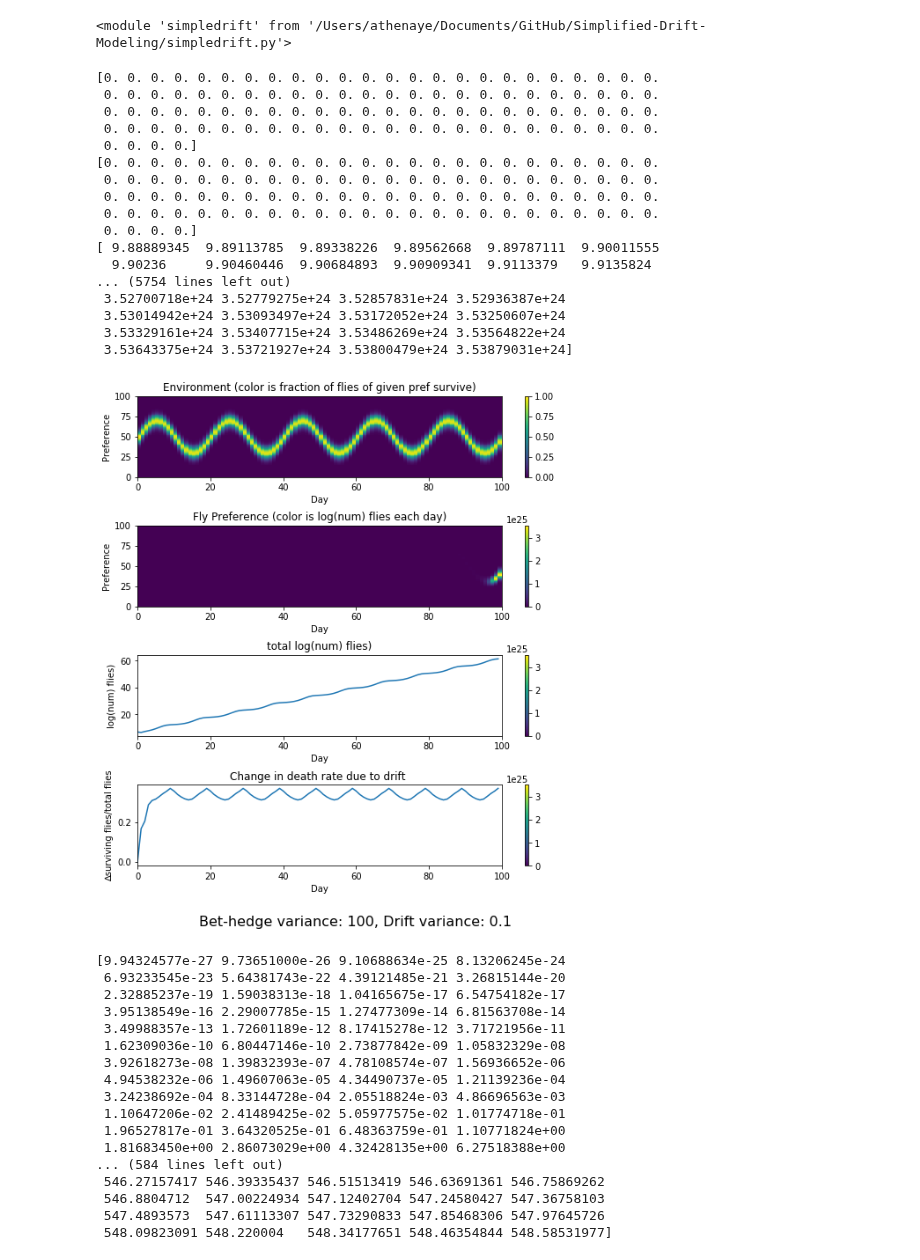
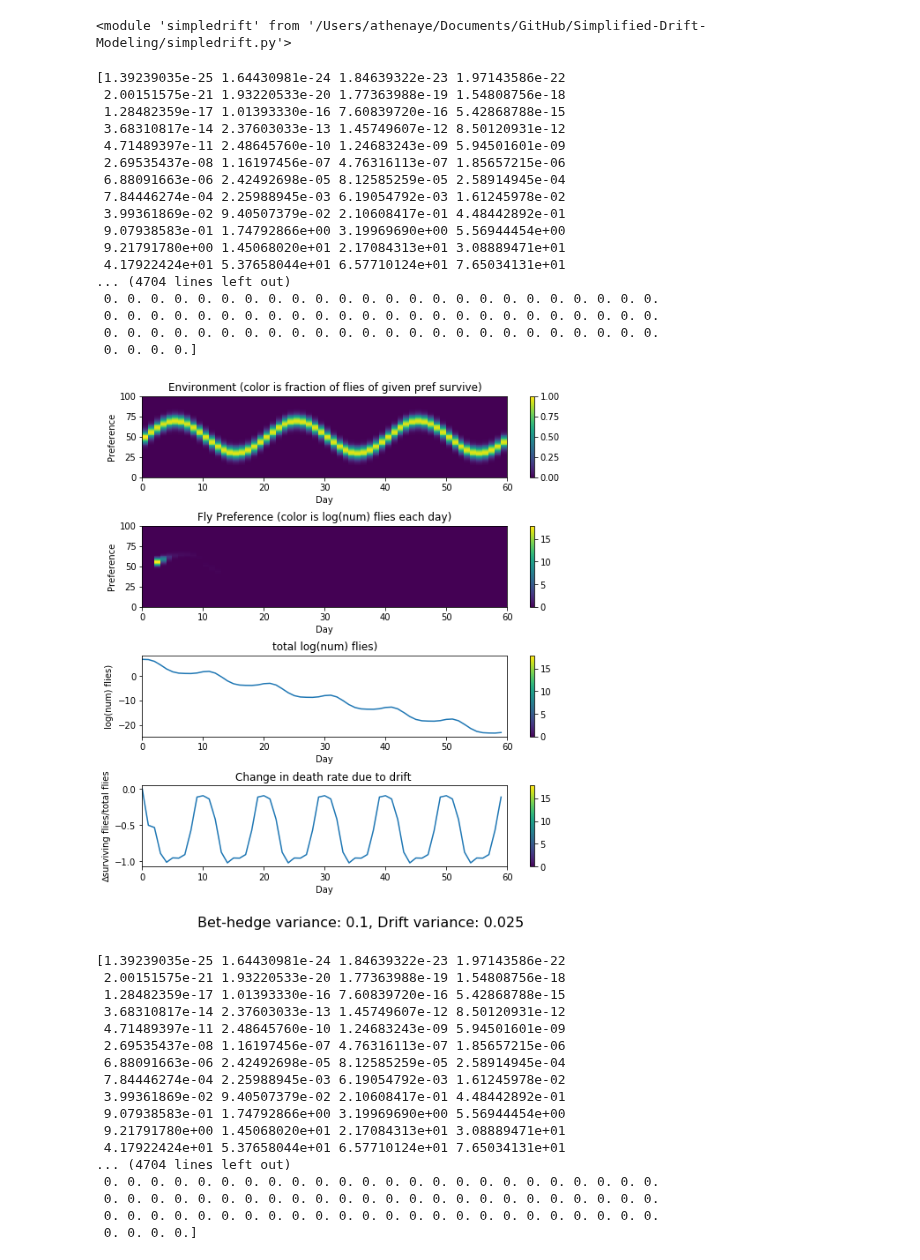
Before and after one commit to ryantmaloney/Simplified-Drift-Modeling, a Jupyter notebook: driftmodeling.ipynb, the cells around one changed output. Saved outputs shown, nothing was run; the diff lists cells and outputs as text; code cells hidden in the pictures.

Commit message:
overwriting bh and drift bug

```diff
--- a/driftmodeling.ipynb
+++ b/driftmodeling.ipynb
@@ -7,58 +7,57 @@ imp.reload(sd)
 # %%
 import simpledrift as sd
 import imp
 imp.reload(sd)
 
 #driftmodeling(flynum, numberofbins, numberofdays, prefmean, prefvariance, envimean, envivariance, driftvariance, gain, per)
 flynum=1000
 numberofbins=100
-numberofdays=100
-prefmean=[100,100]
-prefvariance=[100,100]
+numberofdays=60
+prefmean=[0,0]
+prefvariance=[0.1,0.1]
 envimean=0
 envivariance=.1
-driftvariance=[.1,10]
+driftvariance=[.025,0.2]
 gain=.4
 per=20
 deathrate=1
 birthrate=1
 matureage=0
-bh=0
-drift=0
-sd.driftmodeling(flynum, numberofbins, numberofdays, prefmean, prefvariance, envimean, envivariance, driftvariance, gain, per,deathrate,birthrate,matureage)
+percentbh=0.9
+sd.driftmodeling(flynum, numberofbins, numberofdays, prefmean, prefvariance, envimean, envivariance, driftvariance, gain, per,deathrate,birthrate,matureage, percentbh)
 # %% [output]
-[0. 0. 0. 0. 0. 0. 0. 0. 0. 0. 0. 0. 0. 0. 0. 0. 0. 0. 0. 0. 0. 0. 0. 0.
+[1.39239035e-25 1.64430981e-24 1.84639322e-23 1.97143586e-22
+ 2.00151575e-21 1.93220533e-20 1.77363988e-19 1.54808756e-18
+ 1.28482359e-17 1.01393330e-16 7.60839720e-16 5.42868788e-15
+ 3.68310817e-14 2.37603033e-13 1.45749607e-12 8.50120931e-12
+ 4.71489397e-11 2.48645760e-10 1.24683243e-09 5.94501601e-09
+ 2.69535437e-08 1.16197456e-07 4.76316113e-07 1.85657215e-06
+ 6.88091663e-06 2.42492698e-05 8.12585259e-05 2.58914945e-04
+ 7.84446274e-04 2.25988945e-03 6.19054792e-03 1.61245978e-02
+ 3.99361869e-02 9.40507379e-02 2.10608417e-01 4.48442892e-01
+ 9.07938583e-01 1.74792866e+00 3.19969690e+00 5.56944454e+00
+ 9.21791780e+00 1.45068020e+01 2.17084313e+01 3.08889471e+01
+ 4.17922424e+01 5.37658044e+01 6.57710124e+01 7.65034131e+01
+... (4704 lines left out)
  0. 0. 0. 0. 0. 0. 0. 0. 0. 0. 0. 0. 0. 0. 0. 0. 0. 0. 0. 0. 0. 0. 0. 0.
  0. 0. 0. 0. 0. 0. 0. 0. 0. 0. 0. 0. 0. 0. 0. 0. 0. 0. 0. 0. 0. 0. 0. 0.
  0. 0. 0. 0. 0. 0. 0. 0. 0. 0. 0. 0. 0. 0. 0. 0. 0. 0. 0. 0. 0. 0. 0. 0.
  0. 0. 0. 0.]
-[0. 0. 0. 0. 0. 0. 0. 0. 0. 0. 0. 0. 0. 0. 0. 0. 0. 0. 0. 0. 0. 0. 0. 0.
- 0. 0. 0. 0. 0. 0. 0. 0. 0. 0. 0. 0. 0. 0. 0. 0. 0. 0. 0. 0. 0. 0. 0. 0.
- 0. 0. 0. 0. 0. 0. 0. 0. 0. 0. 0. 0. 0. 0. 0. 0. 0. 0. 0. 0. 0. 0. 0. 0.
- 0. 0. 0. 0. 0. 0. 0. 0. 0. 0. 0. 0. 0. 0. 0. 0. 0. 0. 0. 0. 0. 0. 0. 0.
- 0. 0. 0. 0.]
-[ 9.88889345  9.89113785  9.89338226  9.89562668  9.89787111  9.90011555
-  9.90236     9.90460446  9.90684893  9.90909341  9.9113379   9.9135824
-... (5754 lines left out)
- 3.52700718e+24 3.52779275e+24 3.52857831e+24 3.52936387e+24
- 3.53014942e+24 3.53093497e+24 3.53172052e+24 3.53250607e+24
- 3.53329161e+24 3.53407715e+24 3.53486269e+24 3.53564822e+24
- 3.53643375e+24 3.53721927e+24 3.53800479e+24 3.53879031e+24]
-[figure, old version]
+[figure, new version]
-[9.94324577e-27 9.73651000e-26 9.10688634e-25 8.13206245e-24
- 6.93233545e-23 5.64381743e-22 4.39121485e-21 3.26815144e-20
- 2.32885237e-19 1.59038313e-18 1.04165675e-17 6.54754182e-17
- 3.95138549e-16 2.29007785e-15 1.27477309e-14 6.81563708e-14
- 3.49988357e-13 1.72601189e-12 8.17415278e-12 3.71721956e-11
- 1.62309036e-10 6.80447146e-10 2.73877842e-09 1.05832329e-08
- 3.92618273e-08 1.39832393e-07 4.78108574e-07 1.56936652e-06
- 4.94538232e-06 1.49607063e-05 4.34490737e-05 1.21139236e-04
- 3.24238692e-04 8.33144728e-04 2.05518824e-03 4.86696563e-03
- 1.10647206e-02 2.41489425e-02 5.05977575e-02 1.01774718e-01
- 1.96527817e-01 3.64320525e-01 6.48363759e-01 1.10771824e+00
- 1.81683450e+00 2.86073029e+00 4.32428135e+00 6.27518388e+00
-... (584 lines left out)
- 546.27157417 546.39335437 546.51513419 546.63691361 546.75869262
- 546.8804712  547.00224934 547.12402704 547.24580427 547.36758103
- 547.4893573  547.61113307 547.73290833 547.85468306 547.97645726
- 548.09823091 548.220004   548.34177651 548.46354844 548.58531977]
+[1.39239035e-25 1.64430981e-24 1.84639322e-23 1.97143586e-22
+ 2.00151575e-21 1.93220533e-20 1.77363988e-19 1.54808756e-18
+ 1.28482359e-17 1.01393330e-16 7.60839720e-16 5.42868788e-15
+ 3.68310817e-14 2.37603033e-13 1.45749607e-12 8.50120931e-12
+ 4.71489397e-11 2.48645760e-10 1.24683243e-09 5.94501601e-09
+ 2.69535437e-08 1.16197456e-07 4.76316113e-07 1.85657215e-06
+ 6.88091663e-06 2.42492698e-05 8.12585259e-05 2.58914945e-04
+ 7.84446274e-04 2.25988945e-03 6.19054792e-03 1.61245978e-02
+ 3.99361869e-02 9.40507379e-02 2.10608417e-01 4.48442892e-01
+ 9.07938583e-01 1.74792866e+00 3.19969690e+00 5.56944454e+00
+ 9.21791780e+00 1.45068020e+01 2.17084313e+01 3.08889471e+01
+ 4.17922424e+01 5.37658044e+01 6.57710124e+01 7.65034131e+01
+... (4704 lines left out)
+ 0. 0. 0. 0. 0. 0. 0. 0. 0. 0. 0. 0. 0. 0. 0. 0. 0. 0. 0. 0. 0. 0. 0. 0.
+ 0. 0. 0. 0. 0. 0. 0. 0. 0. 0. 0. 0. 0. 0. 0. 0. 0. 0. 0. 0. 0. 0. 0. 0.
+ 0. 0. 0. 0. 0. 0. 0. 0. 0. 0. 0. 0. 0. 0. 0. 0. 0. 0. 0. 0. 0. 0. 0. 0.
+ 0. 0. 0. 0.]
```
Also changed, not shown: parts of 1 cell of this notebook, 1 other file.
